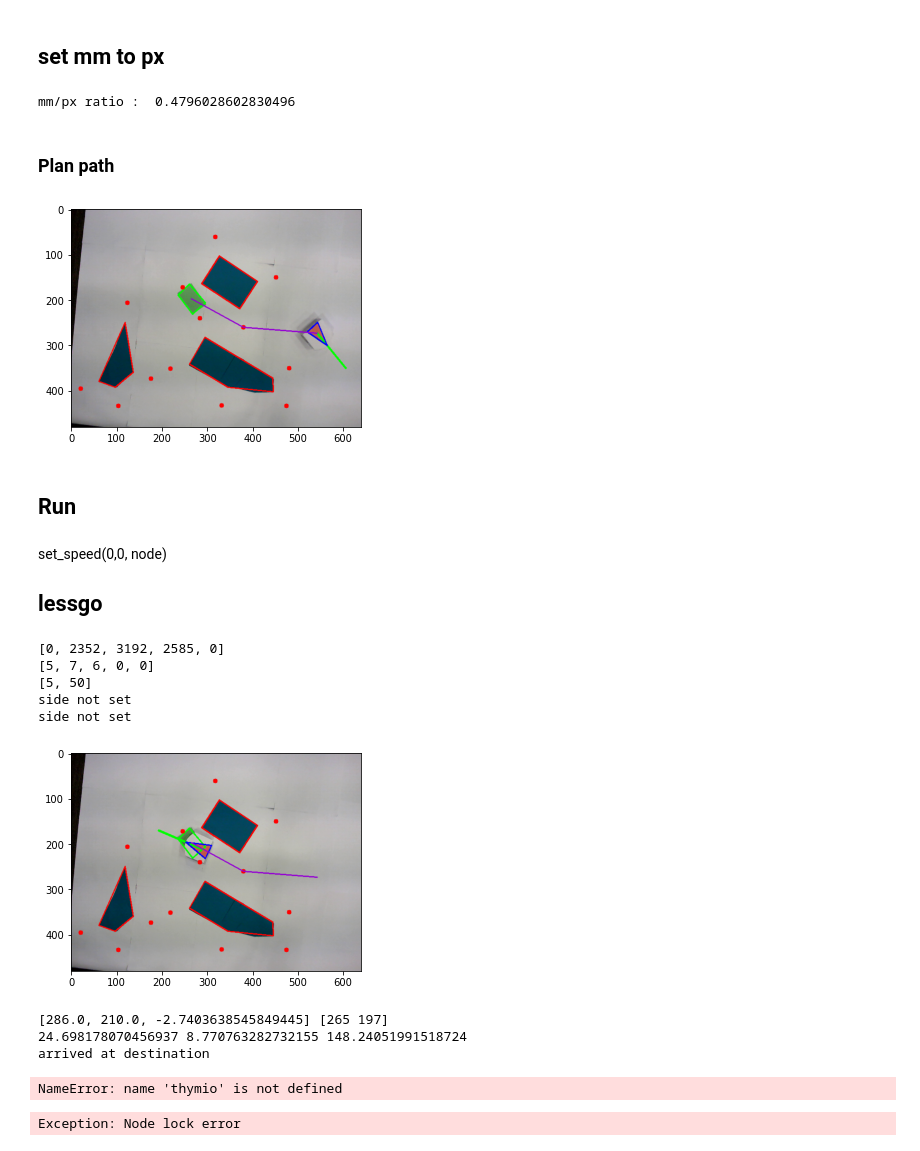
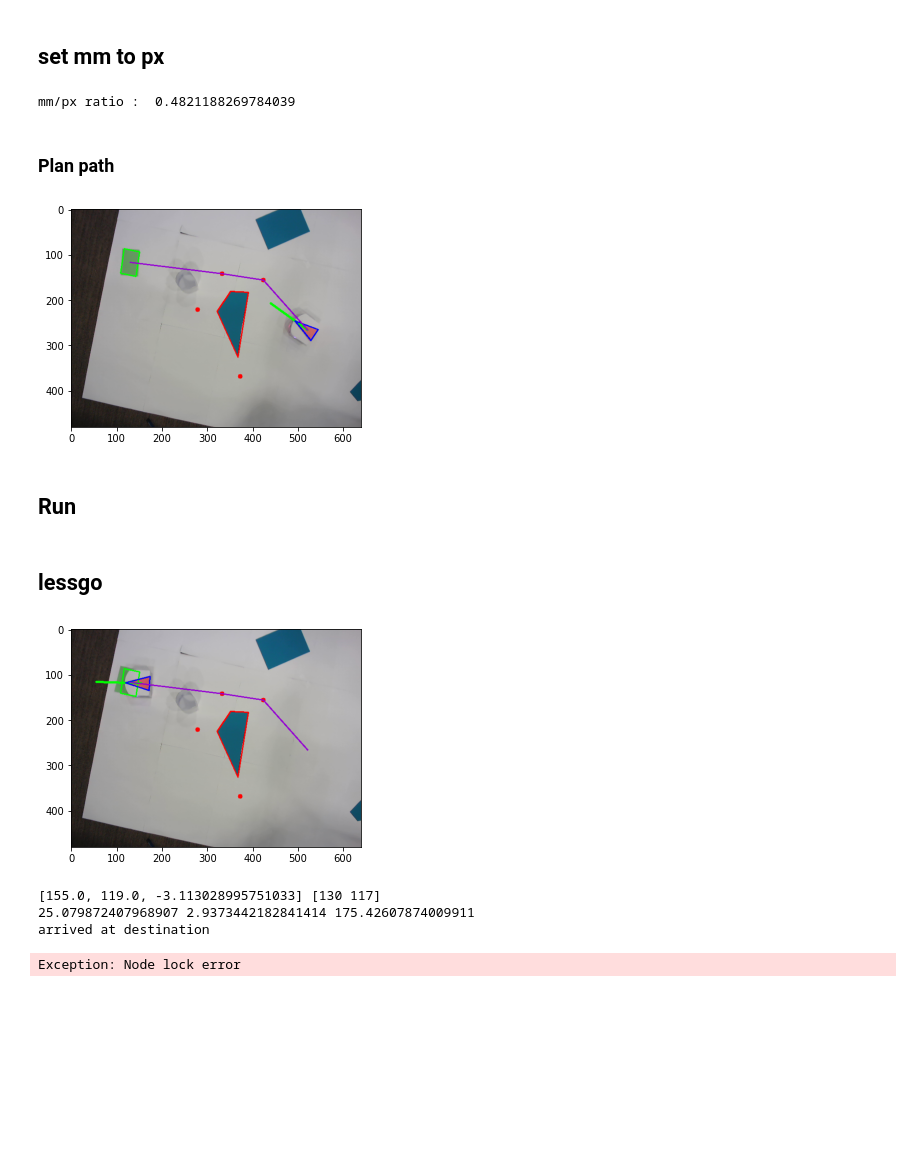
Before and after one commit to tgieruc/BOMR_2021, a Jupyter notebook: main.ipynb, the cells around one changed output. Saved outputs shown, nothing was run; the diff lists cells and outputs as text; code cells hidden in the pictures; blank space fills up the shorter version.

```diff
--- a/main.ipynb
+++ b/main.ipynb
@@ -70,14 +70,14 @@ im = plt.imshow(vision.actual_frame)
 # %% [markdown]
 #### set colors of elements
 # %%
-robot_color = np.array([182, 81, 67])
-goal_color = np.array([104, 149, 100])
-obstacles_color = np.array([6, 63, 84])
+robot_color = np.array([191, 94, 99])
+goal_color = np.array([107, 150, 102])
+obstacles_color = np.array([22, 91, 126])
 
 vision.set_colors(obstacles_color, robot_color, goal_color)
 # %%
 goalthresh = 20
-robotthresh = 40
+robotthresh = 20
 obstaclesthresh = 40
 vision.set_tresh(goalthresh, robotthresh, obstaclesthresh)
 # %% [markdown]
@@ -92,7 +92,7 @@ pltshow(vision.create_full_mask())
 # %%
 vision.set_mm2px()
 # %% [output]
-mm/px ratio :  0.4796028602830496
+mm/px ratio :  0.4821188269784039
 # %% [markdown]
 
 ### Plan path
@@ -100,22 +100,13 @@ mm/px ratio :  0.4796028602830496
 path_planner.make_path(vision)
 pltshow(get_visualization(vision, path_planner))
 # %% [output]
-[figure, old version]
+[figure, new version]
 # %% [markdown]
 ## Run
-# %% [markdown]
-set_speed(0,0, node)
-## lessgo
+# %% [markdown]
+## lessgo
 # %%
 set_speed(0,0, node)
-# %%
-await obstacle_avoidance(node, client)
-# %% [output]
-[0, 2352, 3192, 2585, 0]
-[5, 7, 6, 0, 0]
-[5, 50]
-side not set
-side not set
 # %%
 from IPython.display import clear_output
 vision.update_frame()
@@ -127,42 +118,58 @@ pltshow(get_visualization(vision, path_planner))
 next_point_id = 1
 next_point = path_planner.path[next_point_id]
 # send next_point
 # init kalmann
 min_dist = 30
 t0 = time()
-
+prox_and_memory = np.zeros(7)
+k_ann = 1500
+offset_ann = 150
 while 1:
     vision.update_frame()
     vision.update_robot()
     robot_speed = get_speed(node)
     # kalman.update_kalman(vision, robot_speed, time() - t0)
     t0 = time()
     pltshow(get_visualization(vision, path_planner))
 
     if vision.robot_detected():
         pos = [vision.robot.center[0,0], vision.robot.center[0,1], vision.robot.orientation]
-        speed_robot,dpos = move(vision, pos, next_point, 0.3, 300,250, 120)
-        set_speed(speed_robot[0], speed_robot[1], node)
+        speed_robot,dop = move(vision, pos, next_point, 0.3, 300,250, 120, (np.linalg.norm(vision.robot.center - path_planner.path[next_point_id-1]) < min_dist))
+        prox_and_memory[0:5] = np.array([x for x in node['prox.horizontal'][0:5]])
+        w_l = np.array([40,20,-25,-20,-40, 12, 0])
+        w_r = np.array([-40,-20,-20,20,40, 0, 12])
+        v_l = w_l.dot(prox_and_memory)
+        v_r = w_r.dot(prox_and_memory)
+
+        if (prox_and_memory[:5] > 200).any():
+            speed_l =  int(v_l/k_ann) + offset_ann
+            speed_r =  int(v_r/k_ann) + offset_ann
+        else:
+            speed_l = speed_robot[0] + int(w_l[5:].dot(prox_and_memory[5:])/200)
+            speed_r = speed_robot[1] + int(w_r[5:].dot(prox_and_memory[5:])/200)
+        prox_and_memory[5] = speed_l//10
+        prox_and_memory[6] = speed_r//10
+
+        set_speed(speed_l, speed_r, node)
 #         set_speed(0,0)
 #         print(speed_robot, dpos, next_point_id)
         # CHECKPOINT
 
 
         if np.linalg.norm(vision.robot.center - next_point) < min_dist:
             if next_point_id == len(path_planner.path) - 1:
                 print("arrived at destination")
-                thymio.set_speed(0,0)
+                set_speed(0,0,node)
                 break
             else:
                 print("arrived at checkpoint")
                 next_point_id += 1
                 next_point = path_planner.path[next_point_id]
 # %% [output]
-[figure, old version]
+[figure, new version]
-[286.0, 210.0, -2.7403638545849445] [265 197]
-24.698178070456937 8.770763282732155 148.24051991518724
+[155.0, 119.0, -3.113028995751033] [130 117]
+25.079872407968907 2.9373442182841414 175.42607874009911
 arrived at destination
-NameError: name 'thymio' is not defined
 # %%
  vision.disconnect_camera()
 # %%
```
Also changed, not shown: parts of 2 cells of this notebook, 4 other files.
